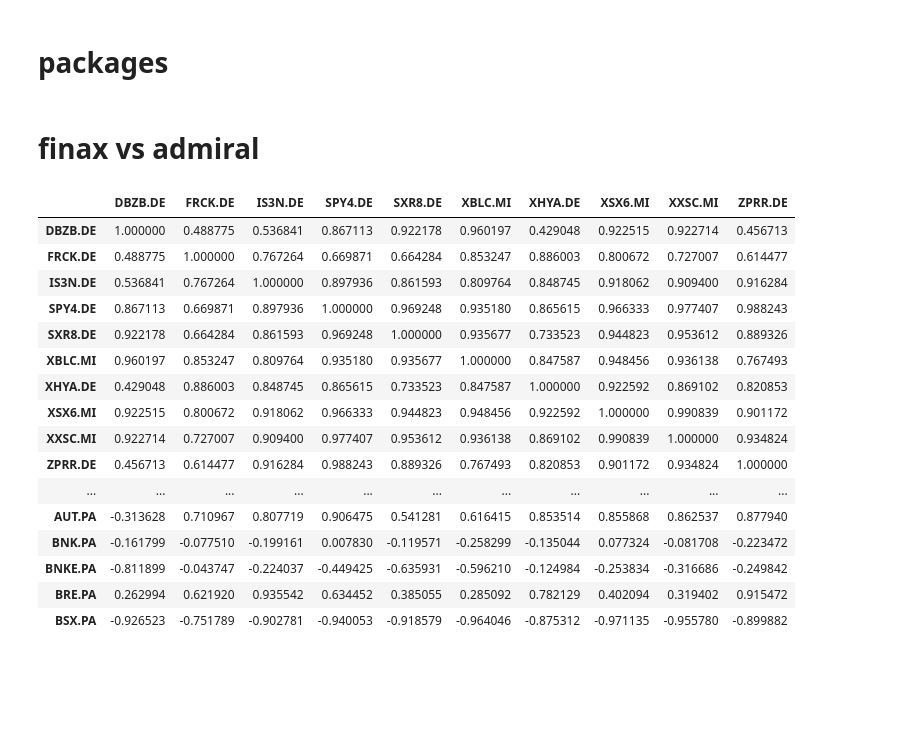
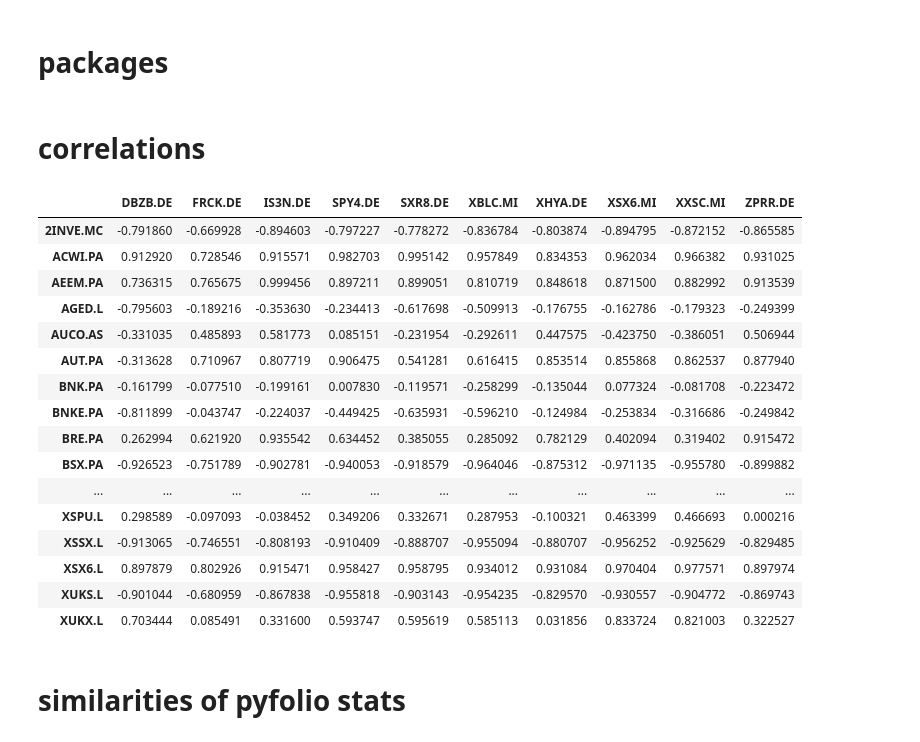
Before and after one commit to jklen/fin, a Jupyter notebook: finax_vs_admiral.ipynb, the cells around one changed output. Saved outputs shown, nothing was run; the diff lists cells and outputs as text; code cells hidden in the pictures; blank space fills up the shorter version.

```diff
--- a/finax_vs_admiral.ipynb
+++ b/finax_vs_admiral.ipynb
@@ -19,28 +19,37 @@ from pprint import pprint
 import warnings
 
 warnings.filterwarnings("ignore")
-# %% [markdown]
-# finax vs admiral
+# %%
+df_admiral = pickle.load(open('data/df_admiral_yf.pickle', 'rb'))
+df_admiral = df_admiral['Adj Close']
+df_finax = pickle.load(open('data/df_finax.pickle', 'rb'))
+df_finax = df_finax.tz_localize('UTC')
+df_finax = df_finax['Adj Close']
+df_admiral = df_admiral.tz_localize('UTC')
+# %% [markdown]
+# correlations
 # %%
-df_admiral = df_admiral.tz_localize('UTC')
 df = df_finax.join(df_admiral, how = 'outer')
+cm = sns.color_palette("coolwarm", as_cmap=True)
 with pd.option_context('display.max_rows', None, 'display.max_columns', None):
-    display(df.corr()[df_finax.columns].head(20).style.background_gradient(cmap=cm, axis = None))
+    display(df.corr()[df_finax.columns].iloc[10:,:].style.background_gradient(cmap=cm, axis = None))
 # %% [output]
 |  | DBZB.DE | FRCK.DE | IS3N.DE | SPY4.DE | SXR8.DE | XBLC.MI | XHYA.DE | XSX6.MI | XXSC.MI | ZPRR.DE |
-| DBZB.DE | 1.000000 | 0.488775 | 0.536841 | 0.867113 | 0.922178 | 0.960197 | 0.429048 | 0.922515 | 0.922714 | 0.456713 |
-| FRCK.DE | 0.488775 | 1.000000 | 0.767264 | 0.669871 | 0.664284 | 0.853247 | 0.886003 | 0.800672 | 0.727007 | 0.614477 |
-| IS3N.DE | 0.536841 | 0.767264 | 1.000000 | 0.897936 | 0.861593 | 0.809764 | 0.848745 | 0.918062 | 0.909400 | 0.916284 |
-| SPY4.DE | 0.867113 | 0.669871 | 0.897936 | 1.000000 | 0.969248 | 0.935180 | 0.865615 | 0.966333 | 0.977407 | 0.988243 |
-| SXR8.DE | 0.922178 | 0.664284 | 0.861593 | 0.969248 | 1.000000 | 0.935677 | 0.733523 | 0.944823 | 0.953612 | 0.889326 |
-| XBLC.MI | 0.960197 | 0.853247 | 0.809764 | 0.935180 | 0.935677 | 1.000000 | 0.847587 | 0.948456 | 0.936138 | 0.767493 |
-| XHYA.DE | 0.429048 | 0.886003 | 0.848745 | 0.865615 | 0.733523 | 0.847587 | 1.000000 | 0.922592 | 0.869102 | 0.820853 |
-| XSX6.MI | 0.922515 | 0.800672 | 0.918062 | 0.966333 | 0.944823 | 0.948456 | 0.922592 | 1.000000 | 0.990839 | 0.901172 |
-| XXSC.MI | 0.922714 | 0.727007 | 0.909400 | 0.977407 | 0.953612 | 0.936138 | 0.869102 | 0.990839 | 1.000000 | 0.934824 |
-| ZPRR.DE | 0.456713 | 0.614477 | 0.916284 | 0.988243 | 0.889326 | 0.767493 | 0.820853 | 0.901172 | 0.934824 | 1.000000 |
-| ... | ... | ... | ... | ... | ... | ... | ... | ... | ... | ... |
+| 2INVE.MC | -0.791860 | -0.669928 | -0.894603 | -0.797227 | -0.778272 | -0.836784 | -0.803874 | -0.894795 | -0.872152 | -0.865585 |
+| ACWI.PA | 0.912920 | 0.728546 | 0.915571 | 0.982703 | 0.995142 | 0.957849 | 0.834353 | 0.962034 | 0.966382 | 0.931025 |
+| AEEM.PA | 0.736315 | 0.765675 | 0.999456 | 0.897211 | 0.899051 | 0.810719 | 0.848618 | 0.871500 | 0.882992 | 0.913539 |
+| AGED.L | -0.795603 | -0.189216 | -0.353630 | -0.234413 | -0.617698 | -0.509913 | -0.176755 | -0.162786 | -0.179323 | -0.249399 |
+| AUCO.AS | -0.331035 | 0.485893 | 0.581773 | 0.085151 | -0.231954 | -0.292611 | 0.447575 | -0.423750 | -0.386051 | 0.506944 |
 | AUT.PA | -0.313628 | 0.710967 | 0.807719 | 0.906475 | 0.541281 | 0.616415 | 0.853514 | 0.855868 | 0.862537 | 0.877940 |
 | BNK.PA | -0.161799 | -0.077510 | -0.199161 | 0.007830 | -0.119571 | -0.258299 | -0.135044 | 0.077324 | -0.081708 | -0.223472 |
 | BNKE.PA | -0.811899 | -0.043747 | -0.224037 | -0.449425 | -0.635931 | -0.596210 | -0.124984 | -0.253834 | -0.316686 | -0.249842 |
 | BRE.PA | 0.262994 | 0.621920 | 0.935542 | 0.634452 | 0.385055 | 0.285092 | 0.782129 | 0.402094 | 0.319402 | 0.915472 |
 | BSX.PA | -0.926523 | -0.751789 | -0.902781 | -0.940053 | -0.918579 | -0.964046 | -0.875312 | -0.971135 | -0.955780 | -0.899882 |
+| ... | ... | ... | ... | ... | ... | ... | ... | ... | ... | ... |
+| XSPU.L | 0.298589 | -0.097093 | -0.038452 | 0.349206 | 0.332671 | 0.287953 | -0.100321 | 0.463399 | 0.466693 | 0.000216 |
+| XSSX.L | -0.913065 | -0.746551 | -0.808193 | -0.910409 | -0.888707 | -0.955094 | -0.880707 | -0.956252 | -0.925629 | -0.829485 |
+| XSX6.L | 0.897879 | 0.802926 | 0.915471 | 0.958427 | 0.958795 | 0.934012 | 0.931084 | 0.970404 | 0.977571 | 0.897974 |
+| XUKS.L | -0.901044 | -0.680959 | -0.867838 | -0.955818 | -0.903143 | -0.954235 | -0.829570 | -0.930557 | -0.904772 | -0.869743 |
+| XUKX.L | 0.703444 | 0.085491 | 0.331600 | 0.593747 | 0.595619 | 0.585113 | 0.031856 | 0.833724 | 0.821003 | 0.322527 |
+# %% [markdown]
+# similarities of pyfolio stats
```
Also changed, not shown: 1 other file.
